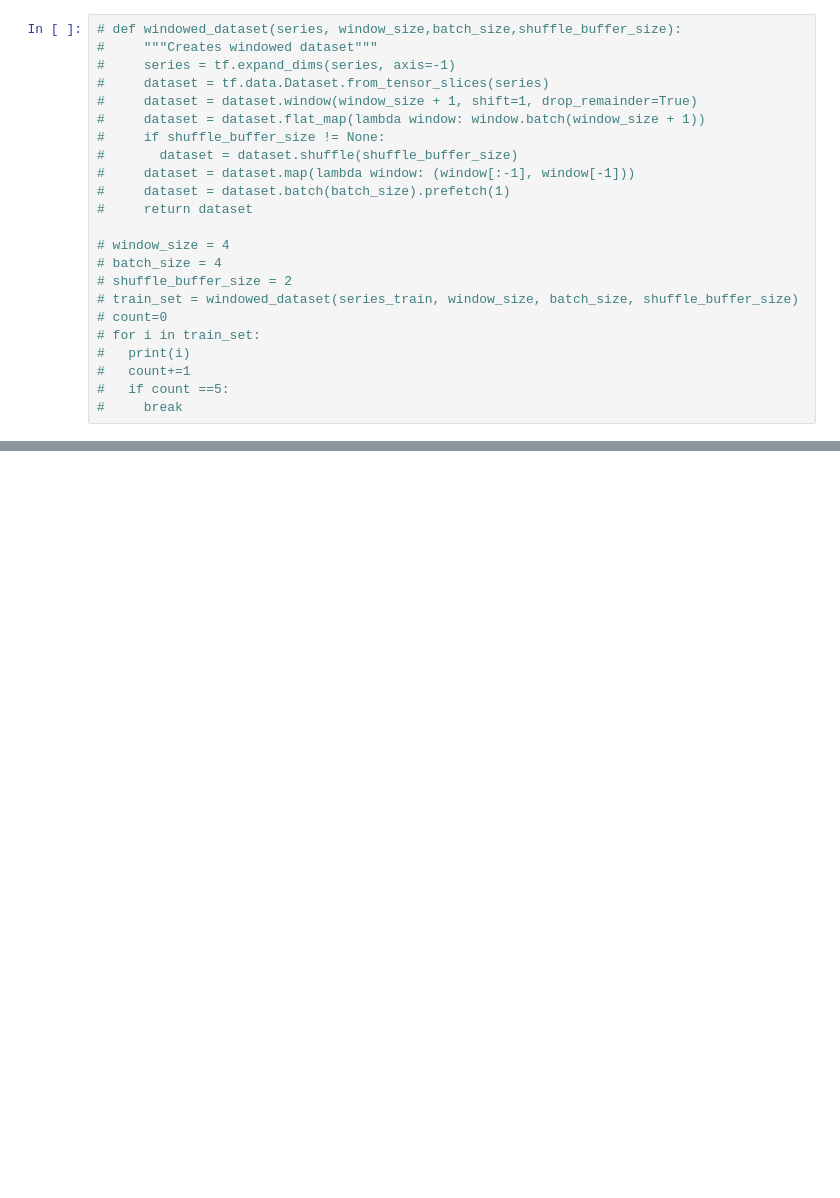
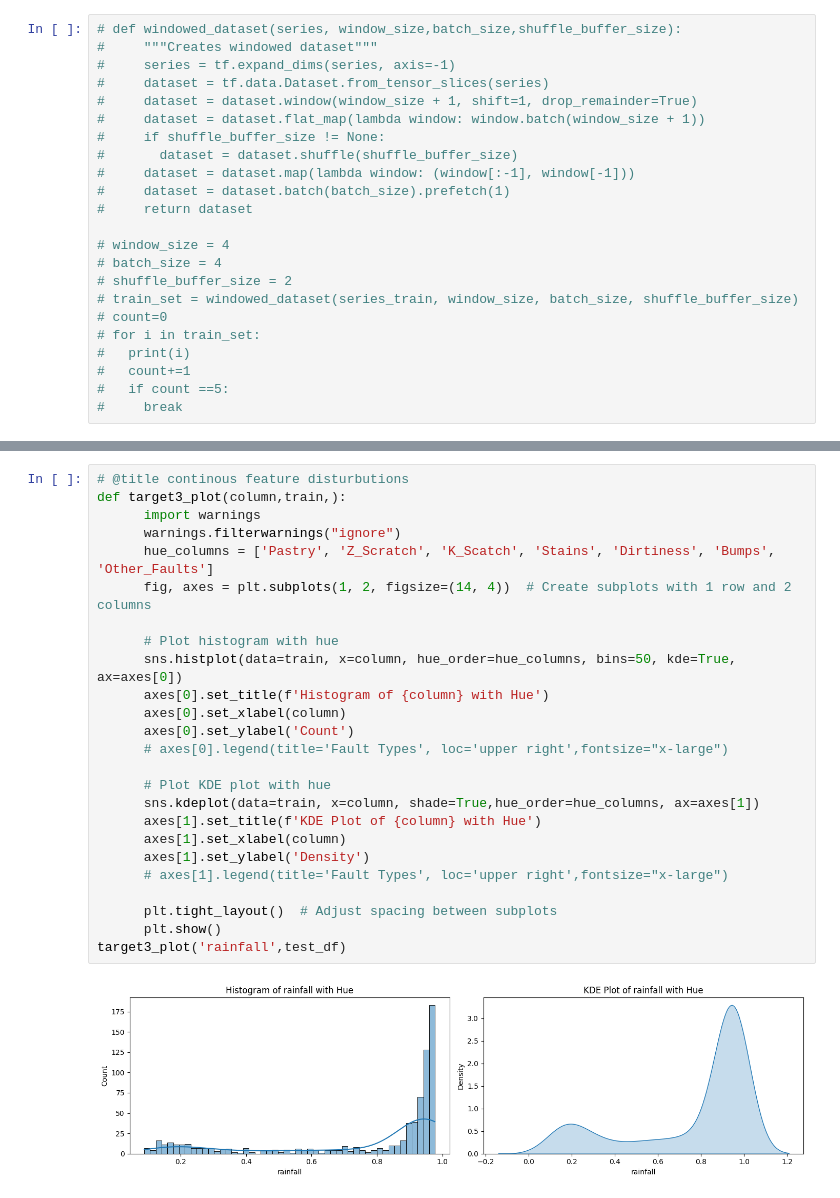
Before and after one commit to arnavam/Kaggle_colab_notebooks, a Jupyter notebook: rainfall_2/rain_tensorflow.ipynb, the cells around one changed output, grey strips where cells are left out. Cells and saved outputs as stored; diff of their text form; blank space fills up the shorter version.

```diff
--- a/rainfall_2/rain_tensorflow.ipynb
+++ b/rainfall_2/rain_tensorflow.ipynb
@@ -237,0 +298,27 @@ Your model is not compatible with the dataset you defined earlier. Check that th
+# %%
+# @title continous feature disturbutions
+def target3_plot(column,train,):
+      import warnings
+      warnings.filterwarnings("ignore")
+      hue_columns = ['Pastry', 'Z_Scratch', 'K_Scatch', 'Stains', 'Dirtiness', 'Bumps', 'Other_Faults']
+      fig, axes = plt.subplots(1, 2, figsize=(14, 4))  # Create subplots with 1 row and 2 columns
+
+      # Plot histogram with hue
+      sns.histplot(data=train, x=column, hue_order=hue_columns, bins=50, kde=True, ax=axes[0])
+      axes[0].set_title(f'Histogram of {column} with Hue')
+      axes[0].set_xlabel(column)
+      axes[0].set_ylabel('Count')
+      # axes[0].legend(title='Fault Types', loc='upper right',fontsize="x-large")
+
+      # Plot KDE plot with hue
+      sns.kdeplot(data=train, x=column, shade=True,hue_order=hue_columns, ax=axes[1])
+      axes[1].set_title(f'KDE Plot of {column} with Hue')
+      axes[1].set_xlabel(column)
+      axes[1].set_ylabel('Density')
+      # axes[1].legend(title='Fault Types', loc='upper right',fontsize="x-large")
+
+      plt.tight_layout()  # Adjust spacing between subplots
+      plt.show()
+target3_plot('rainfall',test_df)
+# %% [output]
+[figure, added]
```
Also changed, not shown: parts of 17 cells of this notebook.
